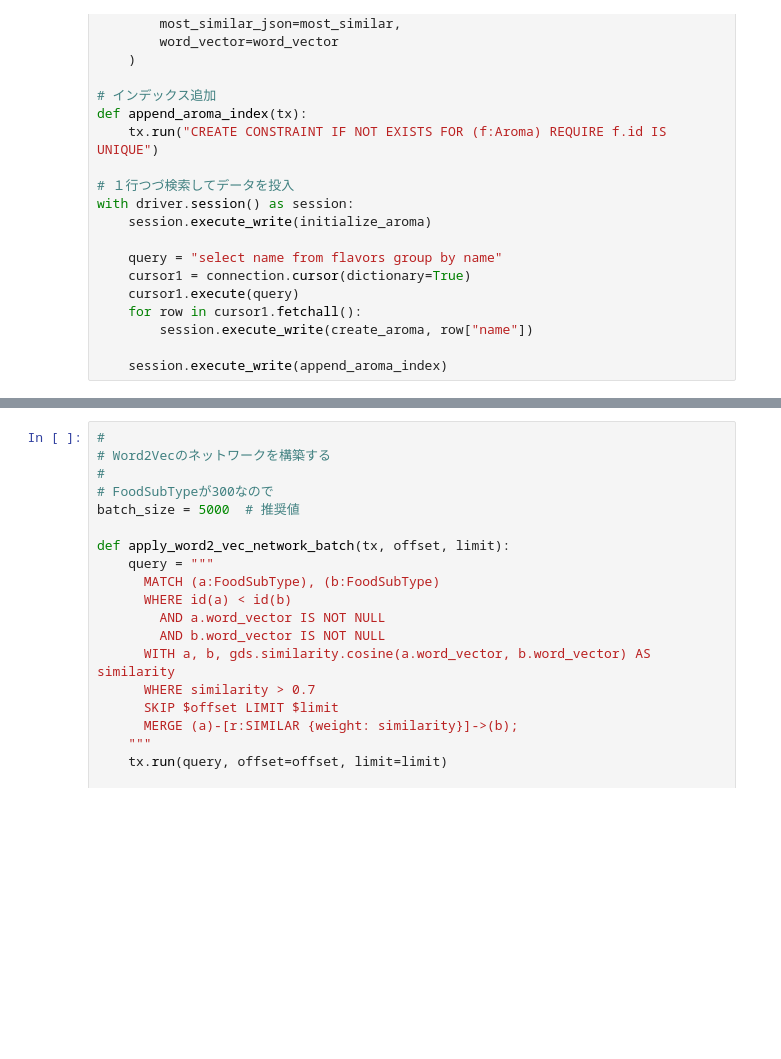
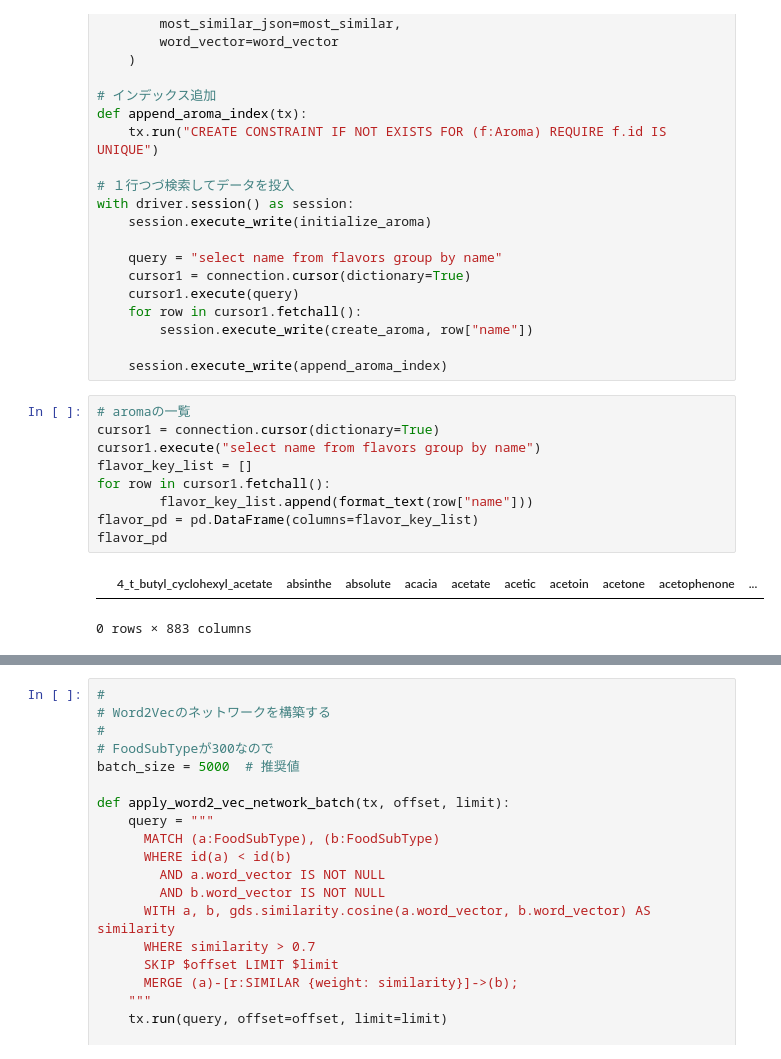
Before and after one commit to MariMurotani/RecipeHack, a Jupyter notebook: jupyter/build_flavor_db from_foodb.ipynb, the cells around one changed output, grey strips where cells are left out. Saved outputs shown, nothing was run; the diff lists cells and outputs as text; blank space fills up the shorter version.

```diff
--- a/jupyter/build_flavor_db from_foodb.ipynb
+++ b/jupyter/build_flavor_db from_foodb.ipynb
@@ -460,6 +459,18 @@ with driver.session() as session:
         session.execute_write(create_aroma, row["name"])
 
     session.execute_write(append_aroma_index)
+# %%
+# aromaの一覧
+cursor1 = connection.cursor(dictionary=True)
+cursor1.execute("select name from flavors group by name")
+flavor_key_list = []
+for row in cursor1.fetchall():
+        flavor_key_list.append(format_text(row["name"]))
+flavor_pd = pd.DataFrame(columns=flavor_key_list)
+flavor_pd
+# %% [output]
+|  | 4_t_butyl_cyclohexyl_acetate | absinthe | absolute | acacia | acetate | acetic | acetoin | acetone | acetophenone | ... |
+0 rows × 883 columns
 # %%
 #
 # CompoundをFoodSubTypeと紐づける
```
Also changed, not shown: parts of 2 cells of this notebook, 1 other file.
